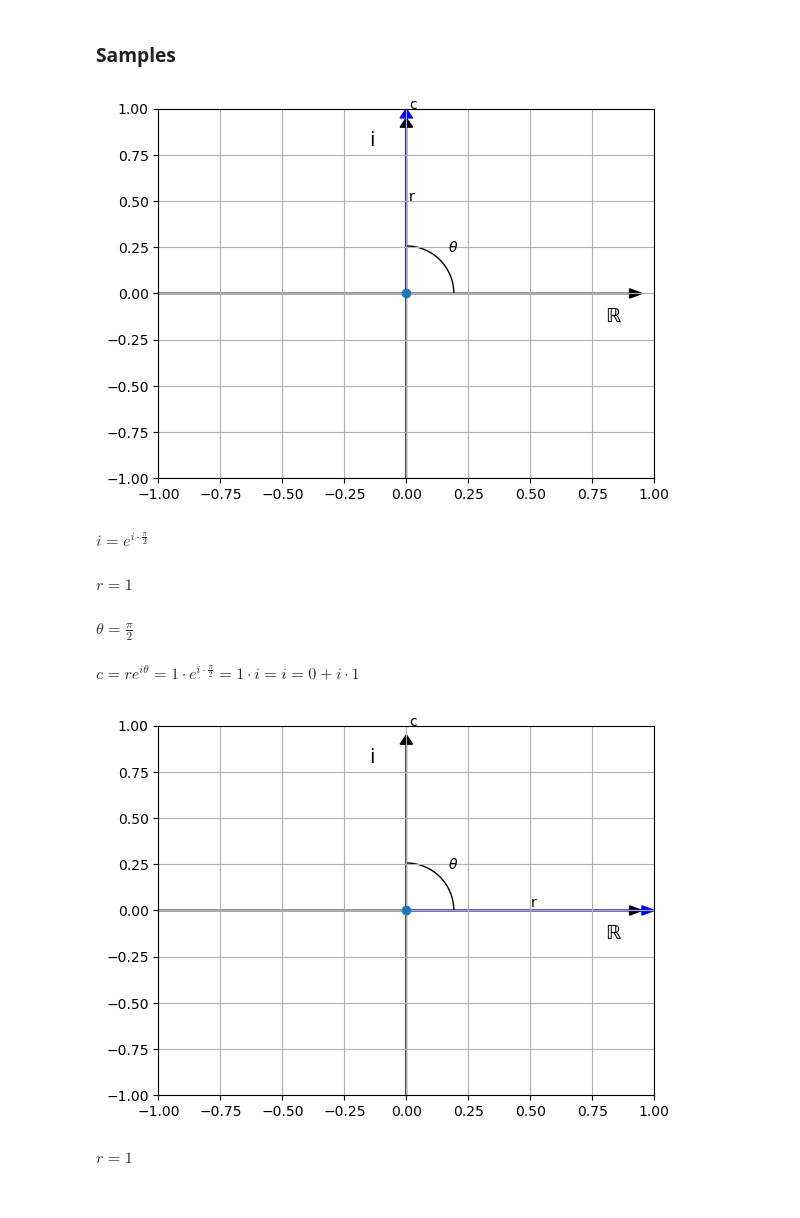
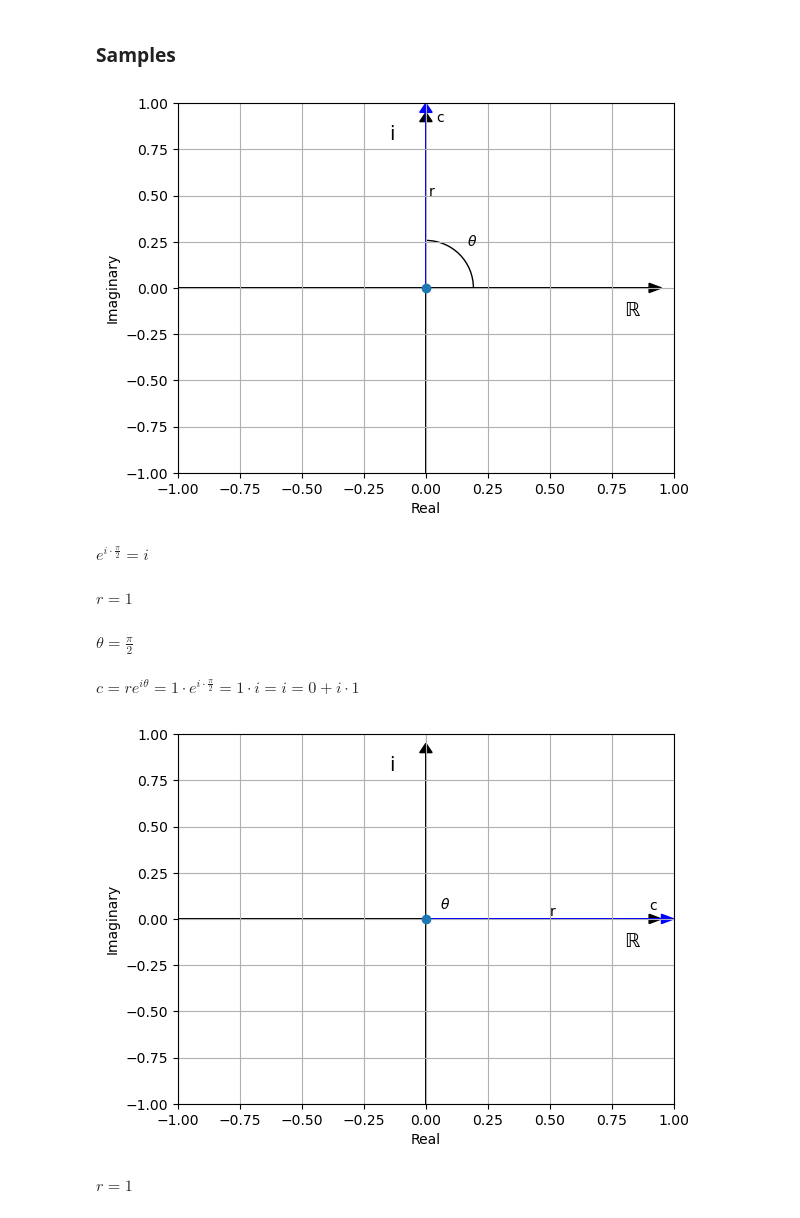
Before and after one commit to 0riv3r/quantum_computing_math_and_algorithms, a Jupyter notebook: quantum_math_cheat_sheet.ipynb, the cells around one changed output. Drawn from its saved outputs; the diff is of its cells as text; code cells hidden in the pictures.

```diff
--- a/quantum_math_cheat_sheet.ipynb
+++ b/quantum_math_cheat_sheet.ipynb
@@ -187,7 +188,7 @@ import numpy as np # dodamo še numerično knjižico
 get_ipython().run_line_magic('matplotlib', 'inline')
 
 
-def complex_plane2(z,p1,p2,angle_size,center=(0,0),axis_type=0):
+def complex_plane2(z,p1,p2,angle_size,center=(0,0),axis_type=0, angle_position="edge"):
     """Creates complex plane and shows complex numbers as vectors (complexors)
 
     Parameters
@@ -248,7 +249,7 @@ def complex_plane2(z,p1,p2,angle_size,center=(0,0),axis_type=0):
 
         # call AngleAnnotation func
         point, = ax.plot(*center, marker="o")
-        AngleAnnotation(center, p1[1], p2[1], ax=ax, size=angle_size, text=r"$\theta$", textposition="edge")
+        AngleAnnotation(center, p1[1], p2[1], ax=ax, size=angle_size, text=r"$\theta$", textposition=angle_position)
 # %% [markdown]
 ### Complex numbers
 # %%
@@ -311,24 +315,27 @@ $\displaystyle c = re^{i\theta}$
 # %% [markdown]
 ### Samples
 # %%
-z=[0+1j]
+z=[0+1j] # 𝜃 = 𝜋/2
 
 center = (0, 0)
 p1 = [(0, 0), (30, 0)]
 p2 = [(0, 0), (0, 30)]
 angle_size= 95
 
-complex_plane2(z,p1,p2,angle_size,center,axis_type=1)
+complex_plane2(z,p1,p2,angle_size,center,axis_type=1,angle_position="edge")
+
+plt.ylabel('Imaginary')
+plt.xlabel('Real')
 
 plt.text(0.01,0.5,'r')
-plt.text(0.01,1.0,'c')
+plt.text(0.04,0.9,'c')
 plt.show()
 # %% [output]
-[figure, old version]
+[figure, new version]
 # %%
-display( Math('i = e^{i \\cdot \\frac {\\pi}{2}}') )
+display( Math('e^{i \\cdot \\frac {\\pi}{2}} = i') )
 # %% [output]
-$\displaystyle i = e^{i \cdot \frac {\pi}{2}}$
+$\displaystyle e^{i \cdot \frac {\pi}{2}} = i$
 # %%
 display( Math('r = 1') )
 display( Math('\\theta = \\frac {\\pi}{2}') )
@@ -338,20 +345,23 @@ $\displaystyle r = 1$
 $\displaystyle \theta = \frac {\pi}{2}$
 $\displaystyle c = re^{i\theta} = 1 \cdot e^{i \cdot \frac {\pi}{2}} = 1 \cdot i = i = 0 + i \cdot 1$
 # %%
-z=[1+0j]
+z=[1+0j]  # 𝜃 = 0
 
 center = (0, 0)
-p1 = [(0, 0), (30, 0)]
-p2 = [(0, 0), (0, 30)]
-angle_size= 95
+p1 = [(0, 0), (1, 1)]
+p2 = [(0, 0), (1, 1)]
+angle_size= 35
 
-complex_plane2(z,p1,p2,angle_size,center,axis_type=1)
+complex_plane2(z,p1,p2,angle_size,center,axis_type=1,angle_position="edge")
+
+plt.ylabel('Imaginary')
+plt.xlabel('Real')
 
 plt.text(0.5,0.02,'r')
-plt.text(0.01,1.0,'c')
+plt.text(0.9,0.05,'c')
 plt.show()
 # %% [output]
-[figure, old version]
+[figure, new version]
 # %%
 display( Math('r = 1') )
 display( Math('\\theta = 0') )
```
Also changed, not shown: parts of 13 cells of this notebook.
